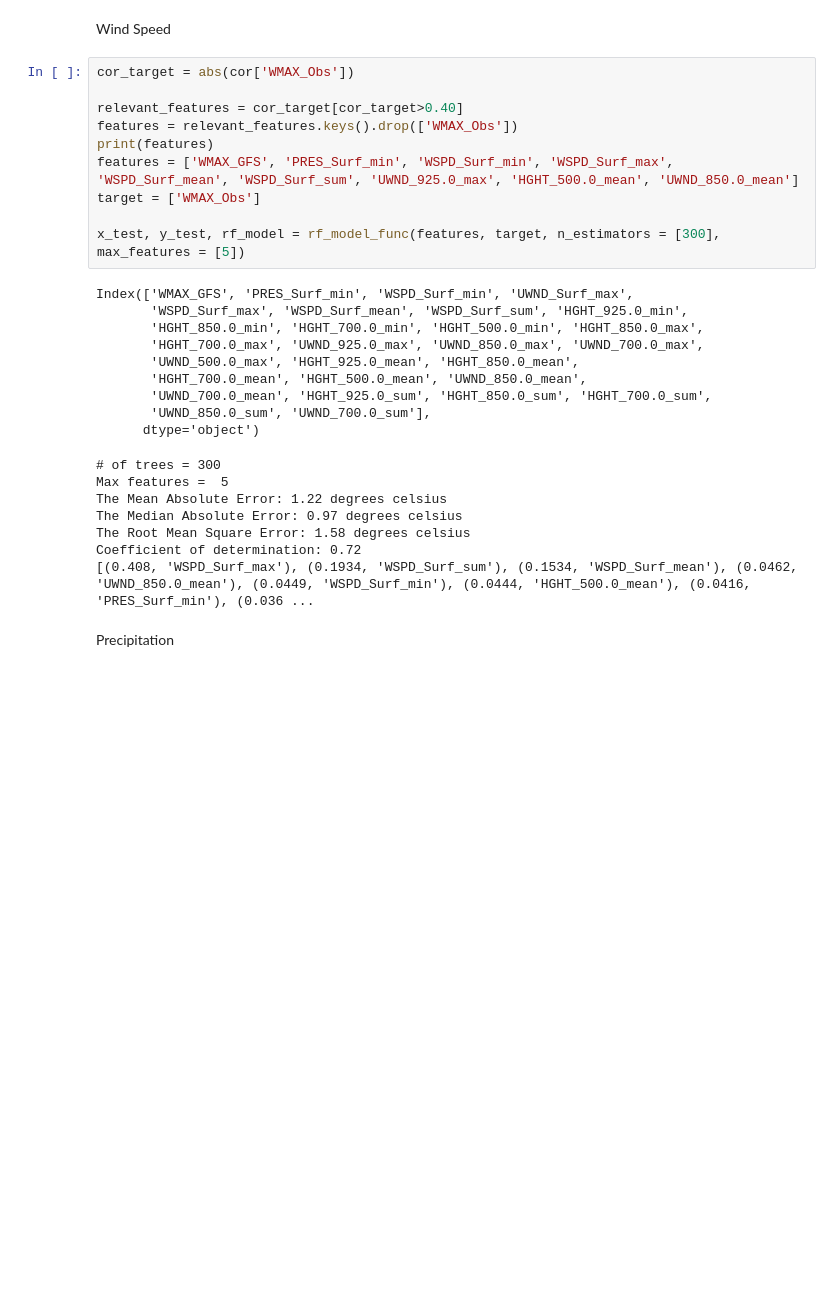
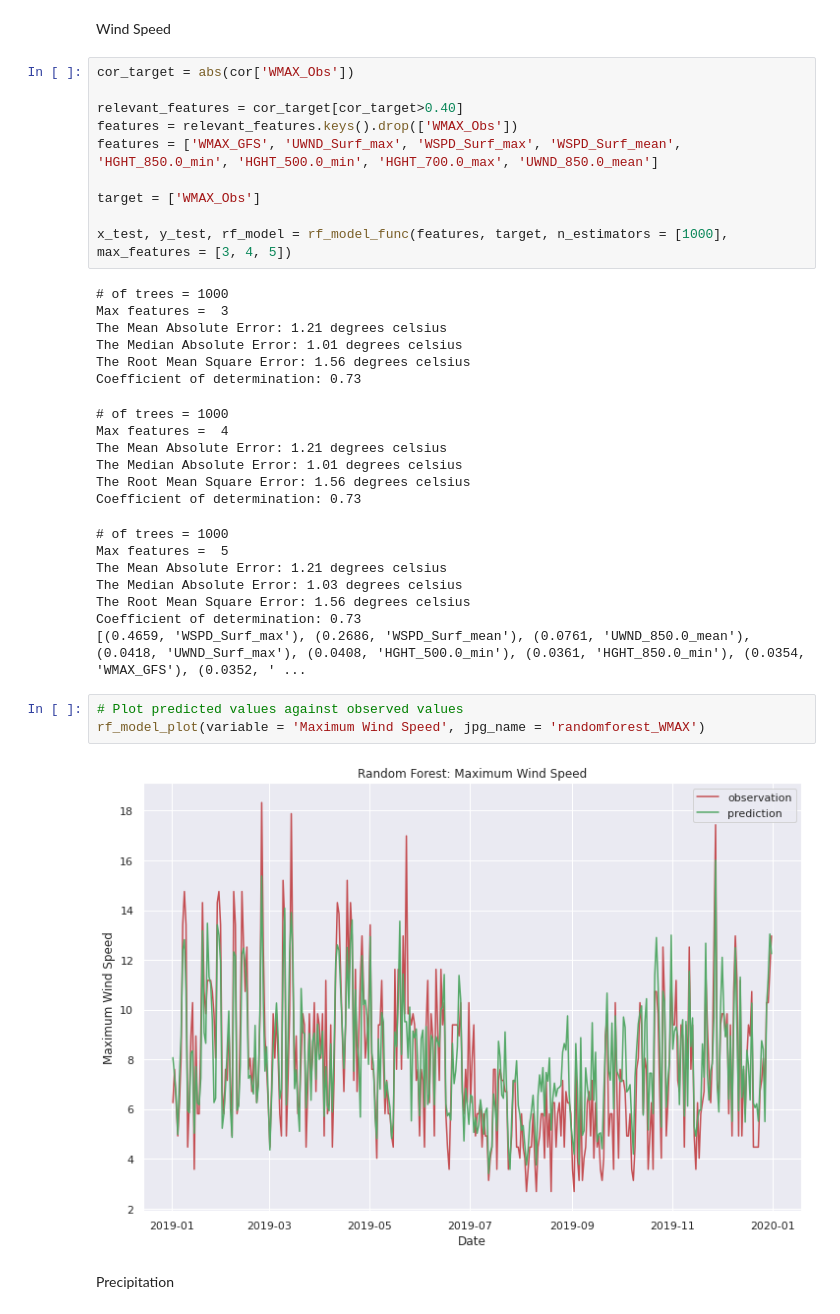
Before and after one commit to dfu2020/ATMS-597-SP-2020-Project-4, a Jupyter notebook: Project4_Joyce_v2_2.ipynb, the cells around one changed output. Saved outputs shown, nothing was run; the diff lists cells and outputs as text; blank space fills up the shorter version.

```diff
--- a/Project4_Joyce_v2_2.ipynb
+++ b/Project4_Joyce_v2_2.ipynb
@@ -572,28 +611,36 @@ cor_target = abs(cor['WMAX_Obs'])
 
 relevant_features = cor_target[cor_target>0.40]
 features = relevant_features.keys().drop(['WMAX_Obs'])
-print(features)
-features = ['WMAX_GFS', 'PRES_Surf_min', 'WSPD_Surf_min', 'WSPD_Surf_max', 'WSPD_Surf_mean', 'WSPD_Surf_sum', 'UWND_925.0_max', 'HGHT_500.0_mean', 'UWND_850.0_mean']
+features = ['WMAX_GFS', 'UWND_Surf_max', 'WSPD_Surf_max', 'WSPD_Surf_mean', 'HGHT_850.0_min', 'HGHT_500.0_min', 'HGHT_700.0_max', 'UWND_850.0_mean']
+
 target = ['WMAX_Obs']
 
-x_test, y_test, rf_model = rf_model_func(features, target, n_estimators = [300], max_features = [5])
+x_test, y_test, rf_model = rf_model_func(features, target, n_estimators = [1000], max_features = [3, 4, 5])
 # %% [output]
-Index(['WMAX_GFS', 'PRES_Surf_min', 'WSPD_Surf_min', 'UWND_Surf_max',
-       'WSPD_Surf_max', 'WSPD_Surf_mean', 'WSPD_Surf_sum', 'HGHT_925.0_min',
-       'HGHT_850.0_min', 'HGHT_700.0_min', 'HGHT_500.0_min', 'HGHT_850.0_max',
-       'HGHT_700.0_max', 'UWND_925.0_max', 'UWND_850.0_max', 'UWND_700.0_max',
-       'UWND_500.0_max', 'HGHT_925.0_mean', 'HGHT_850.0_mean',
-       'HGHT_700.0_mean', 'HGHT_500.0_mean', 'UWND_850.0_mean',
-       'UWND_700.0_mean', 'HGHT_925.0_sum', 'HGHT_850.0_sum', 'HGHT_700.0_sum',
-       'UWND_850.0_sum', 'UWND_700.0_sum'],
-      dtype='object')
+# of trees = 1000
+Max features =  3
+The Mean Absolute Error: 1.21 degrees celsius
+The Median Absolute Error: 1.01 degrees celsius
+The Root Mean Square Error: 1.56 degrees celsius
+Coefficient of determination: 0.73
-# of trees = 300
-Max features =  5
-The Mean Absolute Error: 1.22 degrees celsius
-The Median Absolute Error: 0.97 degrees celsius
-The Root Mean Square Error: 1.58 degrees celsius
-Coefficient of determination: 0.72
-[(0.408, 'WSPD_Surf_max'), (0.1934, 'WSPD_Surf_sum'), (0.1534, 'WSPD_Surf_mean'), (0.0462, 'UWND_850.0_mean'), (0.0449, 'WSPD_Surf_min'), (0.0444, 'HGHT_500.0_mean'), (0.0416, 'PRES_Surf_min'), (0.036 ...
+# of trees = 1000
+Max features =  4
+The Mean Absolute Error: 1.21 degrees celsius
+The Median Absolute Error: 1.01 degrees celsius
+The Root Mean Square Error: 1.56 degrees celsius
+Coefficient of determination: 0.73
+# of trees = 1000
+Max features =  5
+The Mean Absolute Error: 1.21 degrees celsius
+The Median Absolute Error: 1.03 degrees celsius
+The Root Mean Square Error: 1.56 degrees celsius
+Coefficient of determination: 0.73
+[(0.4659, 'WSPD_Surf_max'), (0.2686, 'WSPD_Surf_mean'), (0.0761, 'UWND_850.0_mean'), (0.0418, 'UWND_Surf_max'), (0.0408, 'HGHT_500.0_min'), (0.0361, 'HGHT_850.0_min'), (0.0354, 'WMAX_GFS'), (0.0352, ' ...
+# %%
+# Plot predicted values against observed values
+rf_model_plot(variable = 'Maximum Wind Speed', jpg_name = 'randomforest_WMAX')
+# %% [output]
+[figure, added]
 # %% [markdown]
 Precipitation
 # %%
```
Also changed, not shown: parts of 12 cells of this notebook.
